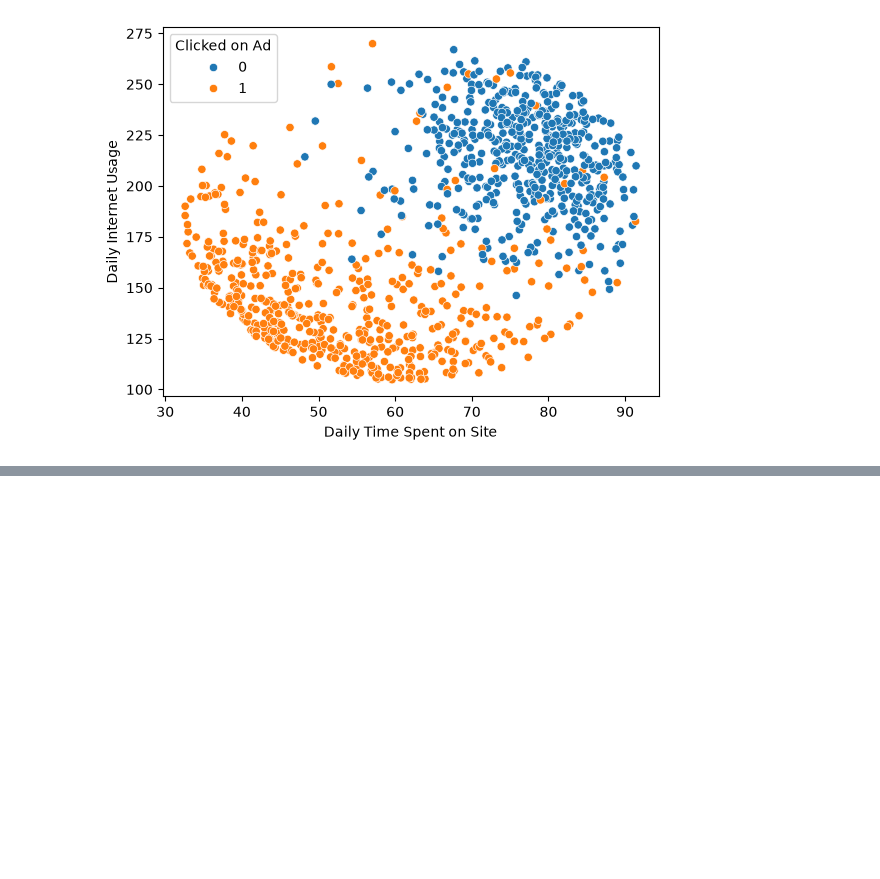
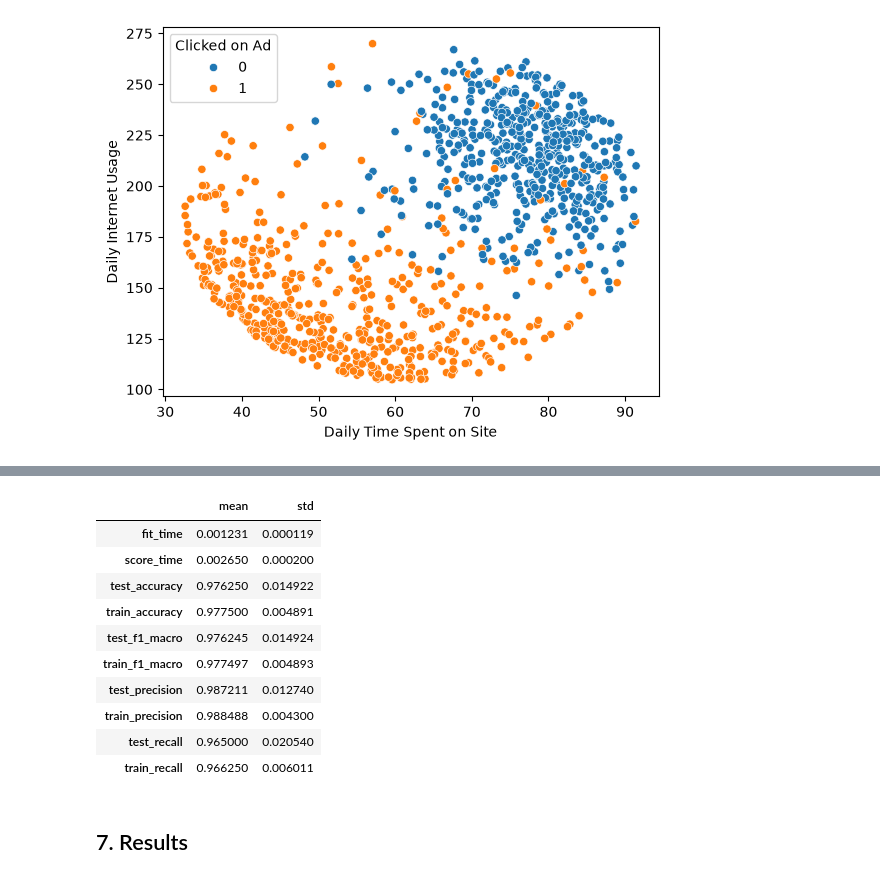
Before and after one commit to Ri-Dearg/aiml-labs, a Jupyter notebook: lab5.ipynb, the cells around one changed output, grey strips where cells are left out. Saved outputs shown, nothing was run; the diff lists cells and outputs as text; code cells hidden in the pictures; blank space fills up the shorter version.

```diff
--- a/lab5.ipynb
+++ b/lab5.ipynb
@@ -129,0 +179,41 @@ sns.scatterplot(
+# %%
+# Select Features and model
+X = df_noline.drop(columns='Clicked on Ad')
+y = df_noline['Clicked on Ad']
+X_train, X_test, y_train, y_test = train_test_split(
+    X, y, stratify=y, test_size=0.2, random_state=37
+)
+# %%
+# Standardize the features
+scaler = StandardScaler()
+X_train_scaled = scaler.fit_transform(X_train)
+X_test_scaled = scaler.transform(X_test)
+# %%
+# Max iterations increased due to warning about convergence.
+model = LogisticRegression(random_state=37, max_iter=300)
+
+# Run cross validation to evaluate on the training set.
+cv = StratifiedKFold(n_splits=5, shuffle=True, random_state=37)
+cv_results = cross_validate(
+    model,
+    X_train_scaled,
+    y_train,
+    cv=cv,
+    scoring=('accuracy', 'f1_macro', 'precision', 'recall'),
+    return_train_score=True,
+)
+
+# results produce high accuracy, fine to use as the dataset is balanced.
+pd.DataFrame(cv_results).agg(['mean', 'std']).T
+# %% [output]
+|  | mean | std |
+| fit_time | 0.001231 | 0.000119 |
+| score_time | 0.002650 | 0.000200 |
+| test_accuracy | 0.976250 | 0.014922 |
+| train_accuracy | 0.977500 | 0.004891 |
+| test_f1_macro | 0.976245 | 0.014924 |
+| train_f1_macro | 0.977497 | 0.004893 |
+| test_precision | 0.987211 | 0.012740 |
+| train_precision | 0.988488 | 0.004300 |
+| test_recall | 0.965000 | 0.020540 |
+| train_recall | 0.966250 | 0.006011 |
@@ -129,0 +223,2 @@ sns.scatterplot(
+# %% [markdown]
+## 7. Results
```
Also changed, not shown: parts of 12 cells of this notebook.
